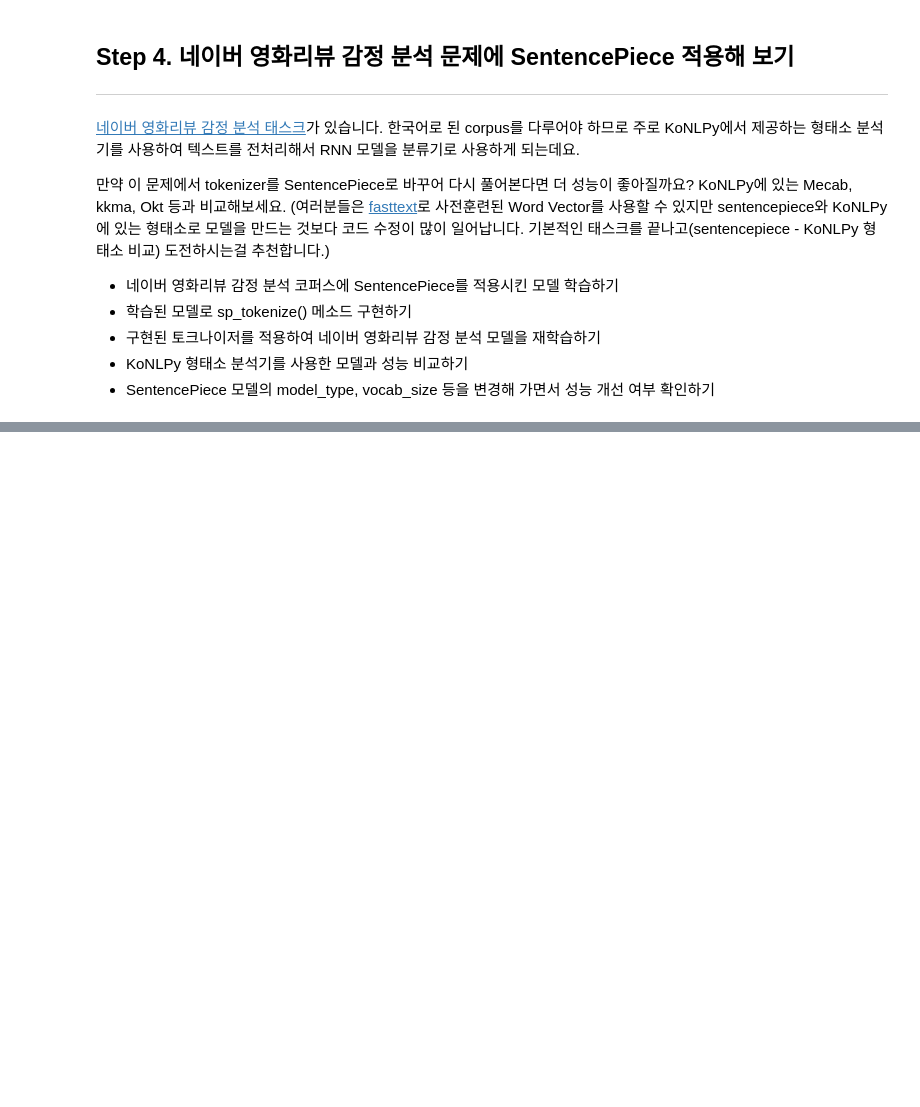
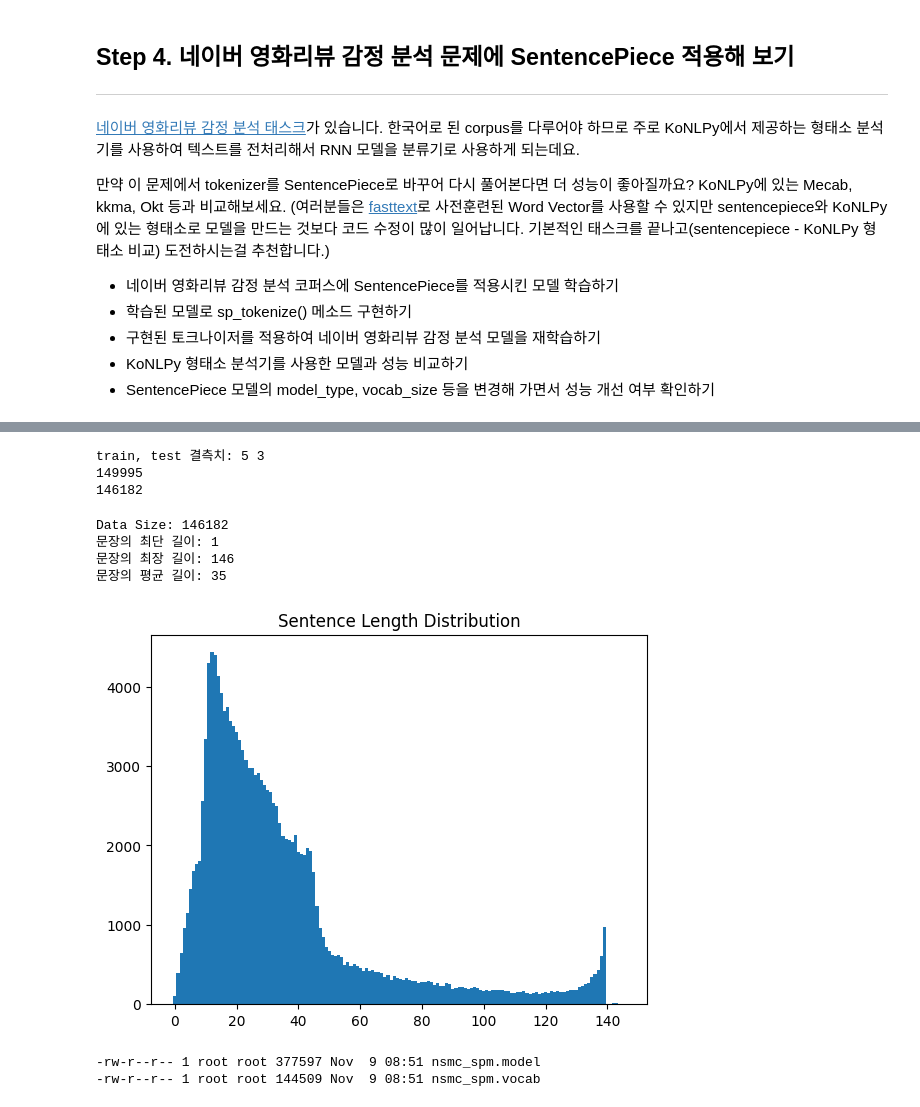
Before and after one commit to kcyoow/ERICA_X_MODULABS_CV_NLP, a Jupyter notebook: NLP/01_Tokenizer_SentencePiece/2 멋진 단어사전 만들기 [프로젝트].ipynb, the cells around one changed output, grey strips where cells are left out. Drawn from its saved outputs; the diff is of its cells as text; code cells hidden in the pictures; blank space fills up the shorter version.

```diff
--- a/NLP/01_Tokenizer_SentencePiece/2 멋진 단어사전 만들기 [프로젝트].ipynb
+++ b/NLP/01_Tokenizer_SentencePiece/2 멋진 단어사전 만들기 [프로젝트].ipynb
@@ -778,3 +800,9 @@ sp_tokenize()
 - 구현된 토크나이저를 적용하여 네이버 영화리뷰 감정 분석 모델을 재학습하기
 - KoNLPy 형태소 분석기를 사용한 모델과 성능 비교하기
 - SentencePiece 모델의 model_type, vocab_size 등을 변경해 가면서 성능 개선 여부 확인하기
+# %%
+import pandas as pd
+!wget https://raw.githubusercontent.com/e9t/nsmc/master/ratings_train.txt
+!wget https://raw.githubusercontent.com/e9t/nsmc/master/ratings_test.txt
+train_df = pd.read_table("./ratings_train.txt")
+test_df = pd.read_table("./ratings_test.txt")
@@ -780,0 +827,63 @@ sp_tokenize()
+# %%
+print("train, test 결측치:", train_df['document'].isna().sum(), test_df['document'].isna().sum())
+train_df = train_df.dropna()
+test_df = test_df.dropna()
+print(len(train_df))
+train_df = train_df.drop_duplicates(subset=['document'])
+print(len(train_df))
+# %% [output]
+train, test 결측치: 5 3
+149995
+146182
+# %%
+min_len = 999
+max_len = 0
+sum_len = 0
+
+train_corpus = list(train_df['document'])
+
+print("Data Size:", len(train_corpus))
+
+for sen in train_corpus:
+    length = len(sen)
+    if min_len > length: min_len = length
+    if max_len < length: max_len = length
+    sum_len += length
+
+print("문장의 최단 길이:", min_len)
+print("문장의 최장 길이:", max_len)
+print("문장의 평균 길이:", sum_len // len(train_corpus))
+
+sentence_length = np.zeros((max_len), dtype=int)
+
+for sen in train_corpus:
+    sentence_length[len(sen)-1] += 1
+
+plt.bar(range(max_len), sentence_length, width=1.0)
+plt.title("Sentence Length Distribution")
+plt.show()
+# %% [output]
+Data Size: 146182
+문장의 최단 길이: 1
+문장의 최장 길이: 146
+문장의 평균 길이: 35
+[figure, added]
+# %%
+import sentencepiece as spm
+import os
+temp_file = 'nsmc.train.ko.temp'
+
+vocab_size = 8000
+
+with open(temp_file, 'w') as f:
+    for row in train_corpus:
+        f.write(str(row) + '\n')
+
+spm.SentencePieceTrainer.Train(
+    '--input={} --model_prefix=nsmc_spm --vocab_size={} --pad_id=0 --unk_id=1 --bos_id=2 --eos_id=3'.format(temp_file, vocab_size)
+)
+
+!ls -l nsmc_spm*
+# %% [output]
+-rw-r--r-- 1 root root 377597 Nov  9 08:51 nsmc_spm.model
+-rw-r--r-- 1 root root 144509 Nov  9 08:51 nsmc_spm.vocab
```
Also changed, not shown: parts of 18 cells of this notebook.
